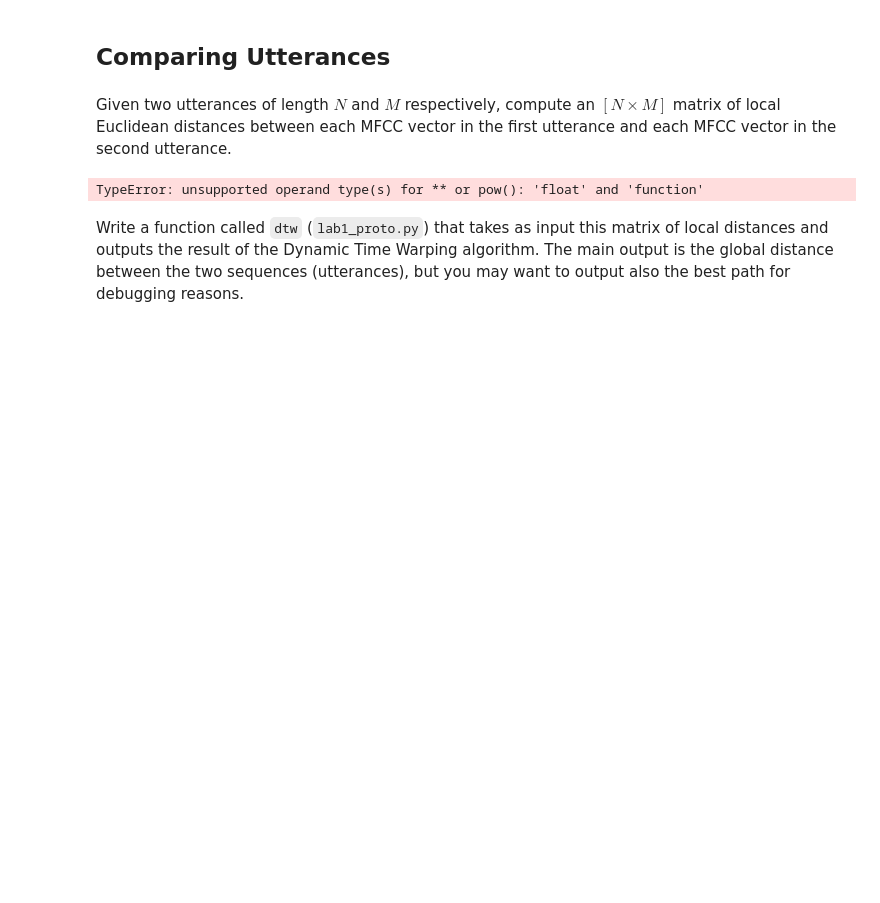
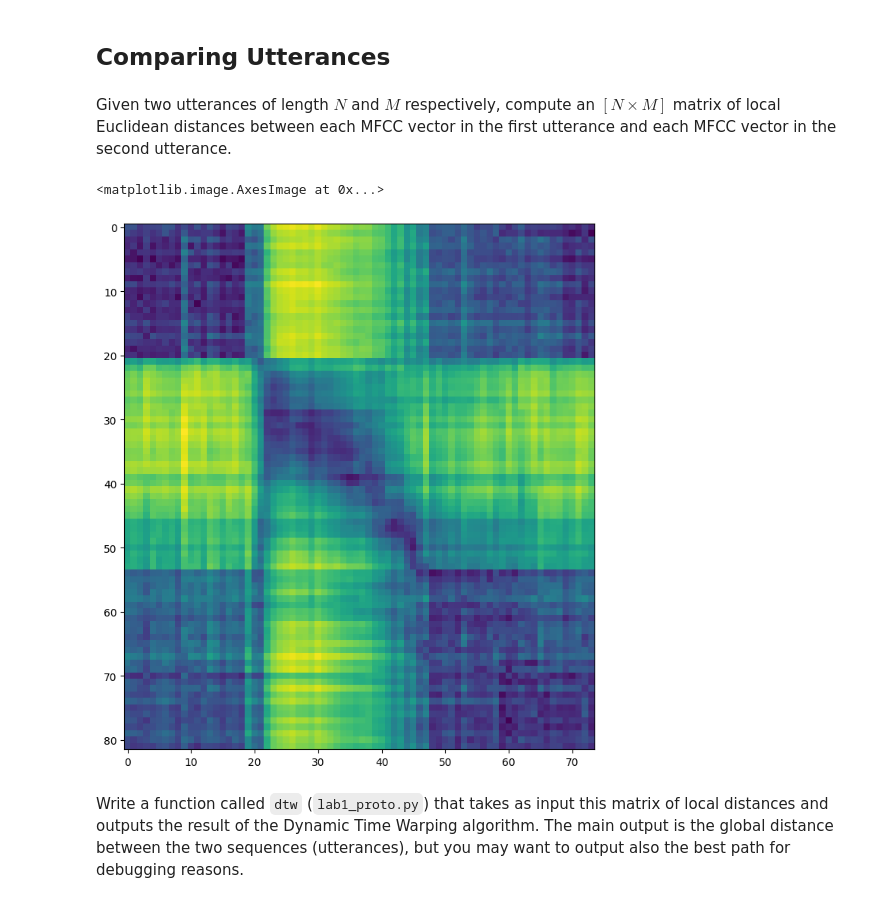
Before and after one commit to celdot/Speech_Speaker_Recognition, a Jupyter notebook: Assignements/lab1/lab1.ipynb, the cells around one changed output. Cells and saved outputs as stored; diff of their text form; code cells hidden in the pictures; blank space fills up the shorter version.

```diff
--- a/Assignements/lab1/lab1.ipynb
+++ b/Assignements/lab1/lab1.ipynb
@@ -431,9 +431,19 @@ plot_posteriors(number=8, nb_components=16)
 ## Comparing Utterances
 # %% [markdown]
 Given two utterances of length $N$ and $M$ respectively, compute an $[N × M]$ matrix of local Euclidean distances between each MFCC vector in the first utterance and each MFCC vector in the second utterance.
-# %%
-d, LD, AD, path = proto.dtw(, dist=scipy.spatial.distance.cosine)
-# %% [output]
-TypeError: unsupported operand type(s) for ** or pow(): 'float' and 'function'
+# %%
+idx1 = 0
+idx2 = 1
+
+sample1 = mfcc_data[utterances_names[idx1]]
+sample2 = mfcc_data[utterances_names[idx2]]
+
+distances = scipy.spatial.distance.cdist(sample1, sample2, metric='euclidean')
+
+plt.figure(figsize=(8, 9))
+plt.imshow(distances, origin='upper', cmap='viridis', aspect='auto')
+# %% [output]
+<matplotlib.image.AxesImage at 0x...>
+[figure, added]
 # %% [markdown]
 Write a function called `dtw` (`lab1_proto.py`) that takes as input this matrix of local distances and outputs the result of the Dynamic Time Warping algorithm. The main output is the global distance between the two sequences (utterances), but you may want to output also the best path for debugging reasons.
```
Also changed, not shown: parts of 5 cells of this notebook, 1 other file.
